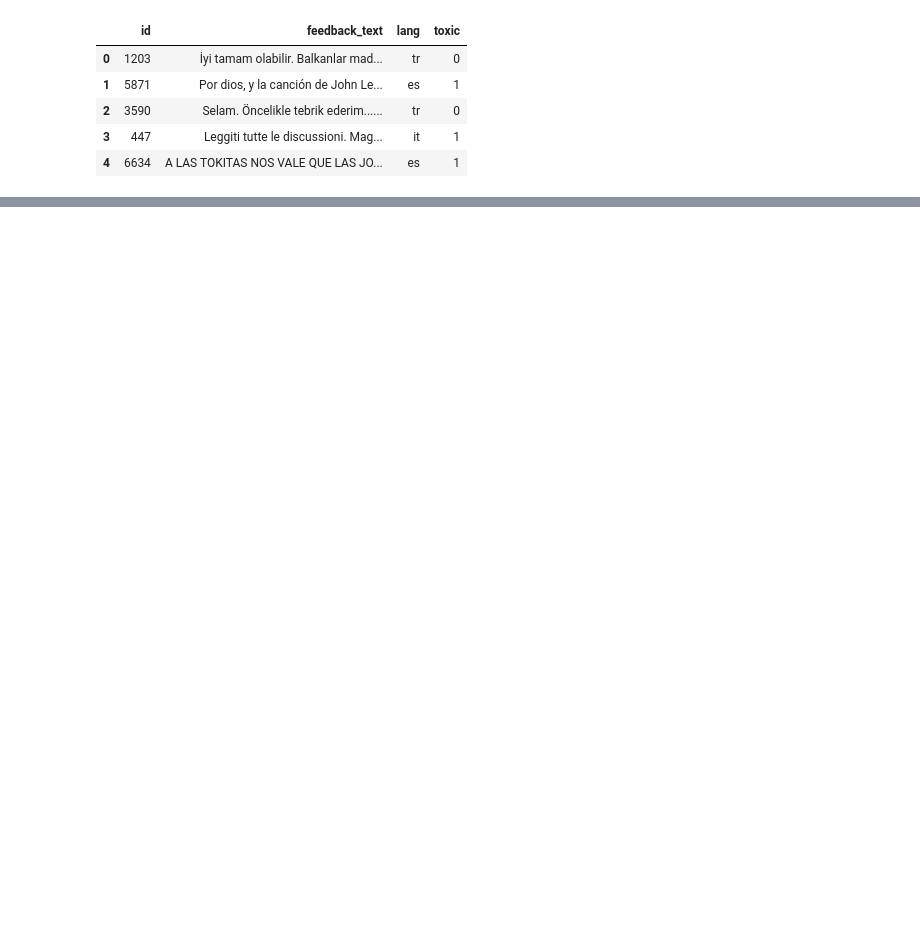
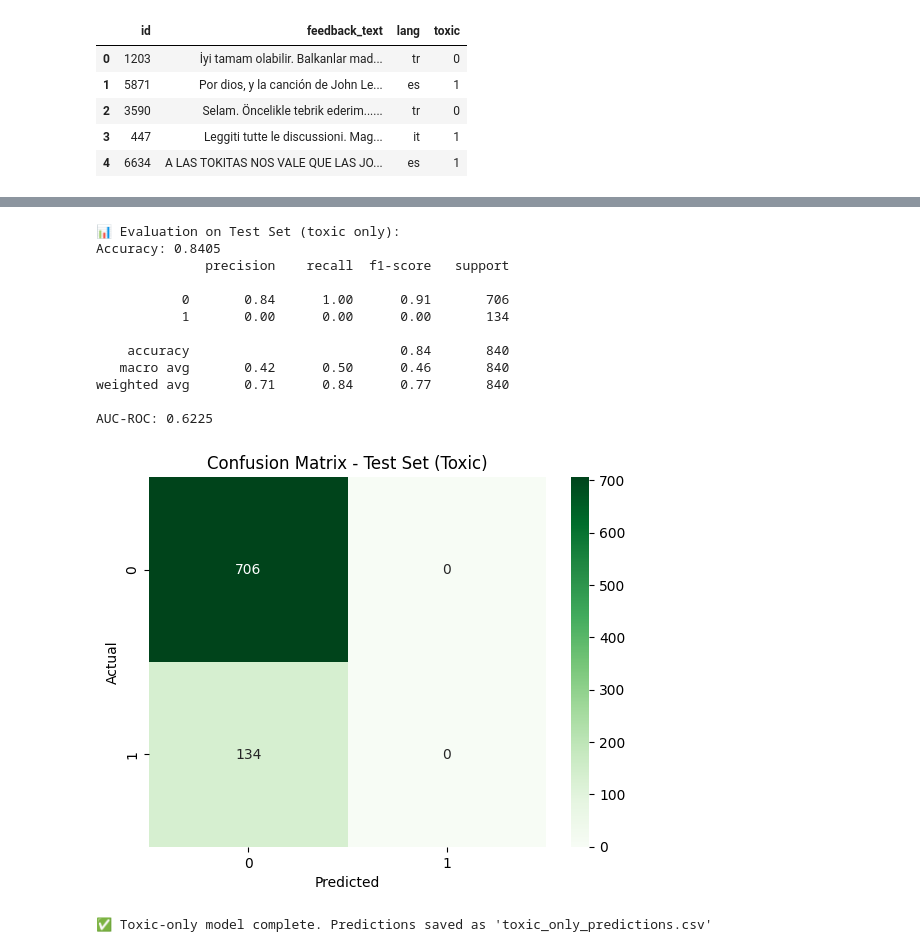
Before and after one commit to samratabduljalil/Offensive-Language-Classification, a Jupyter notebook: Task/model1_implementation.ipynb, the cells around one changed output, grey strips where cells are left out. Cells and saved outputs as stored; diff of their text form; code cells hidden in the pictures; blank space fills up the shorter version.

```diff
--- a/Task/model1_implementation.ipynb
+++ b/Task/model1_implementation.ipynb
@@ -130,10 +130,13 @@ test['lang'].unique()
 # %% [output]
 array(['tr', 'fr', 'pt', 'it', 'ru', 'es'], dtype=object)
 # %%
+#language detection in
 languages = {}
 for text in train['feedback_text'].dropna(): # drop NaN values to avoid errors
     try:
         lang = langdetect.detect(text)
+        if lang == 'es':
+             print(text)
         languages[lang] = languages.get(lang, 0) + 1
     except langdetect.LangDetectException:
             # Handle cases where language detection fails (e.g., short or ambiguous text)
@@ -187,0 +347,45 @@ valid.head()
+# %%
+# ================================
+# Predict on Test Set
+# ================================
+test_preds = pipeline.predict(test_df['clean_text'])
+test_proba = pipeline.predict_proba(test_df['clean_text'])[:, 1]
+
+# ✅ Evaluate on Test Set (if it has 'toxic' labels)
+if 'toxic' in test_df.columns:
+    print("\n📊 Evaluation on Test Set (toxic only):")
+    print(f"Accuracy: {accuracy_score(test_df['toxic'], test_preds):.4f}")
+    print(classification_report(test_df['toxic'], test_preds))
+    print(f"AUC-ROC: {roc_auc_score(test_df['toxic'], test_proba):.4f}")
+
+    # Confusion Matrix for Test Set
+    sns.heatmap(confusion_matrix(test_df['toxic'], test_preds), annot=True, fmt="d", cmap="Greens")
+    plt.title("Confusion Matrix - Test Set (Toxic)")
+    plt.xlabel("Predicted")
+    plt.ylabel("Actual")
+    plt.show()
+
+# Save Submission
+submission_df = pd.DataFrame({
+    'id': test_df['id'],
+    'toxic': test_preds,
+    'toxic_probability': test_proba
+})
+submission_df.to_csv("toxic_only_predictions.csv", index=False)
+
+print("\n✅ Toxic-only model complete. Predictions saved as 'toxic_only_predictions.csv'")
+# %% [output]
+📊 Evaluation on Test Set (toxic only):
+Accuracy: 0.8405
+              precision    recall  f1-score   support
+
+           0       0.84      1.00      0.91       706
+           1       0.00      0.00      0.00       134
+
+    accuracy                           0.84       840
+   macro avg       0.42      0.50      0.46       840
+weighted avg       0.71      0.84      0.77       840
+
+AUC-ROC: 0.6225
+[figure, added]
+✅ Toxic-only model complete. Predictions saved as 'toxic_only_predictions.csv'
```
Also changed, not shown: parts of 7 cells of this notebook, 1 other file.
